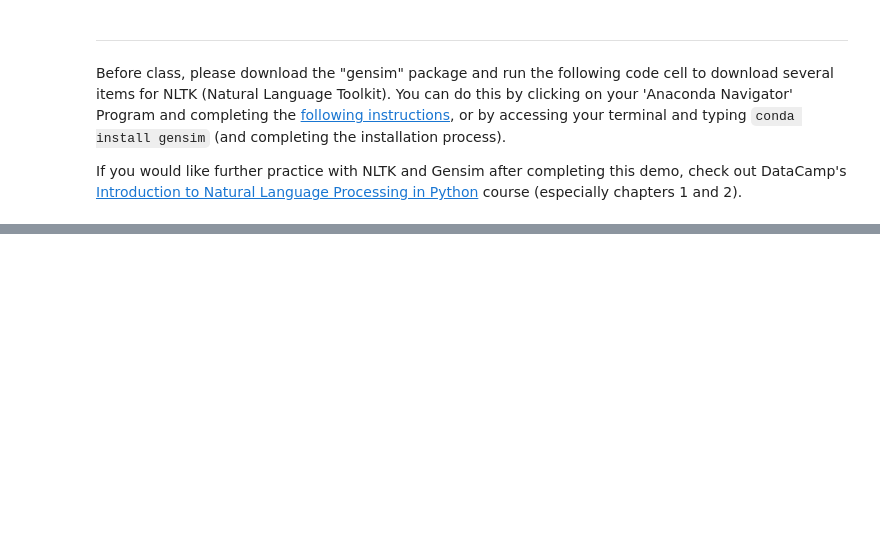
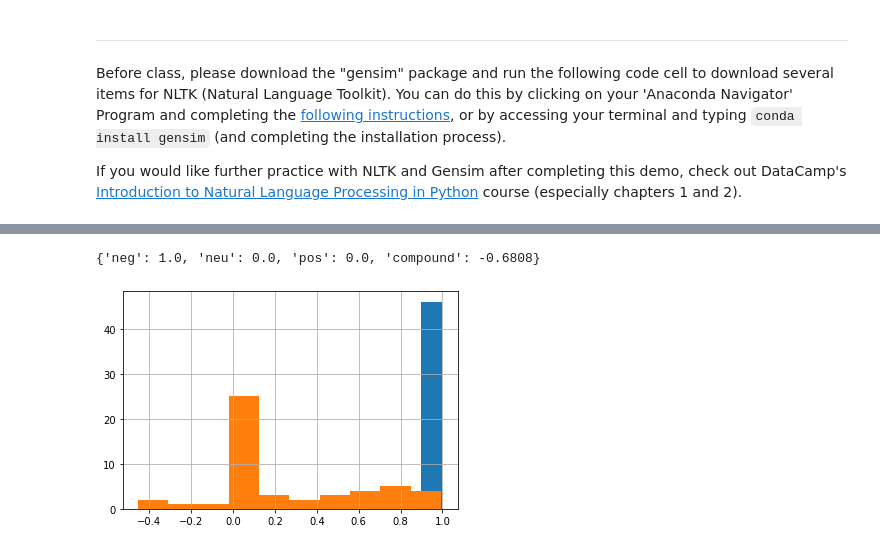
Before and after one commit to EggmanWalrus/40400-Fashion, a Jupyter notebook: Fashion Part III Identifying Zegna Uomo Interpretants.ipynb, the cells around one changed output, grey strips where cells are left out. Saved outputs shown, nothing was run; the diff lists cells and outputs as text; code cells hidden in the pictures; blank space fills up the shorter version.

```diff
--- a/Fashion Part III Identifying Zegna Uomo Interpretants.ipynb
+++ b/Fashion Part III Identifying Zegna Uomo Interpretants.ipynb
@@ -141 +141,14 @@ def plot_top_tfidf(series, data_description):
 [nltk_data]   Package vader_lexicon is already up-to-date!
+# %%
+sid = SentimentIntensityAnalyzer()
+print(sid.polarity_scores('Hell'))
+# %% [output]
+{'neg': 1.0, 'neu': 0.0, 'pos': 0.0, 'compound': -0.6808}
+# %%
+def sentiment_score(text):
+    return sid.polarity_scores(text)['compound']
+# %%
+uomo_yt_df['Captions'].apply(sentiment_score).hist()
+uomo_yt_df['Description'].apply(sentiment_score).hist();
+# %% [output]
+[figure, added]
```
Also changed, not shown: parts of 7 cells of this notebook, 2 other files.
